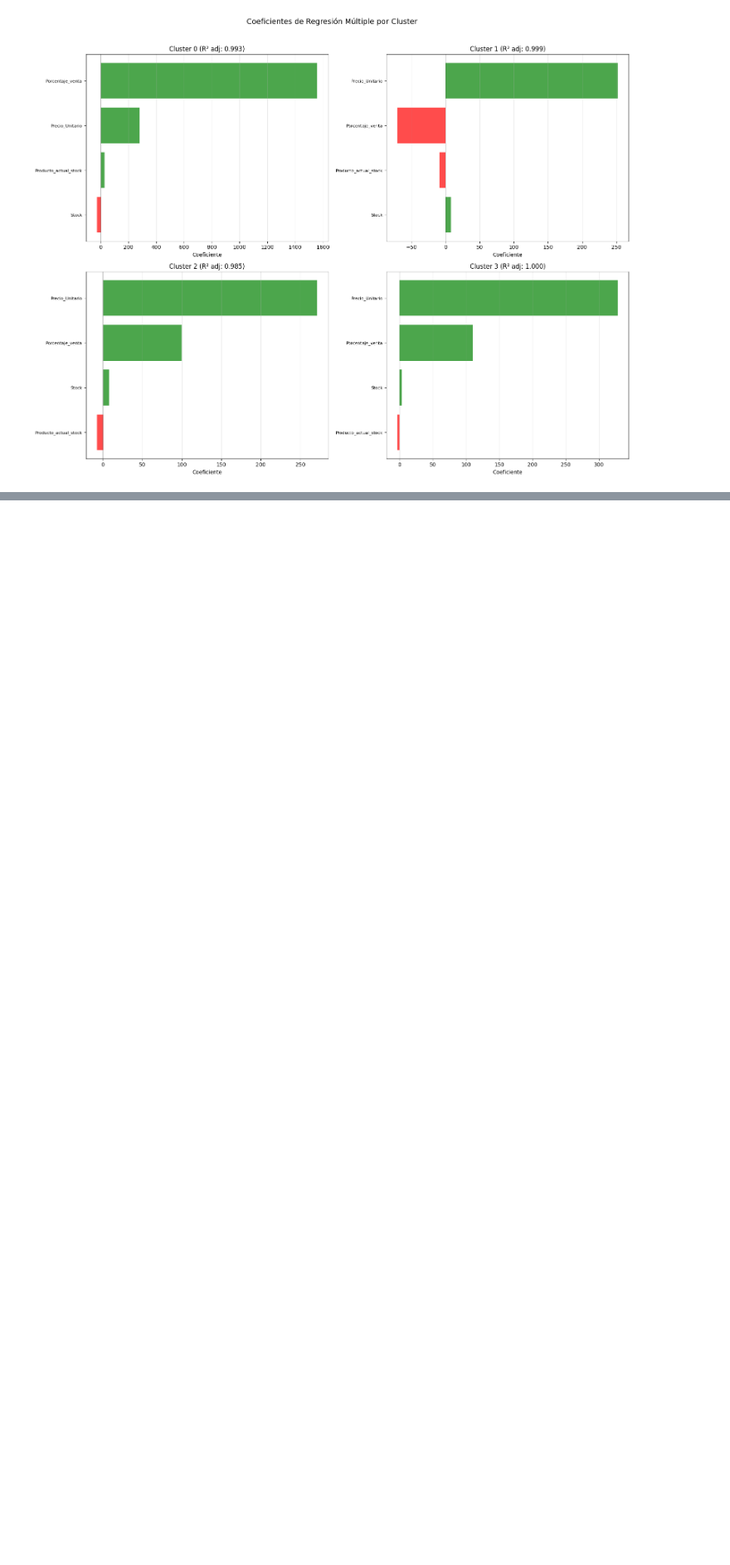
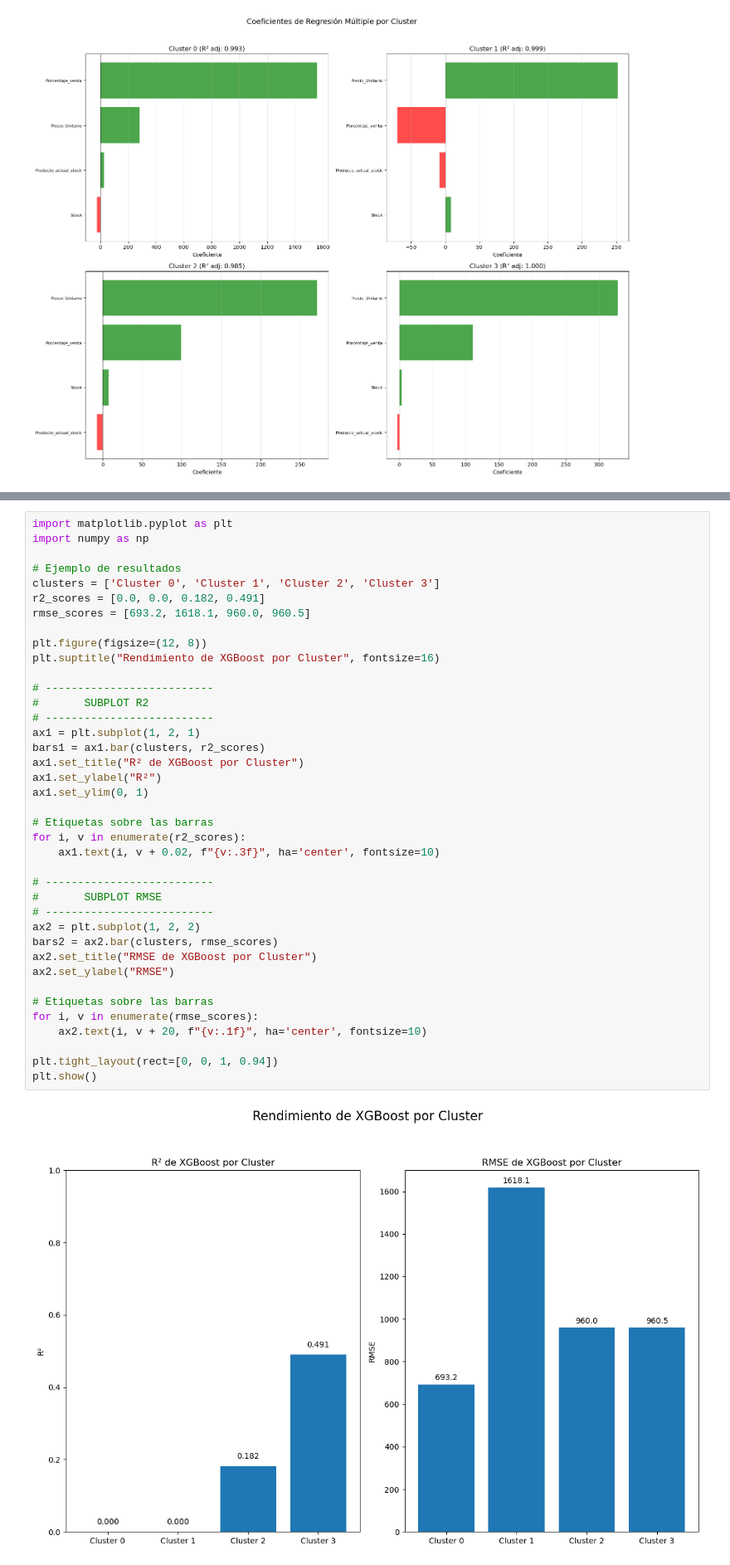
Before and after one commit to alan1x/Proyecto_SF_LKR, a Jupyter notebook: notebooks/principal_modificado.ipynb, the cells around one changed output, grey strips where cells are left out. Shown at 83% size. Drawn from its saved outputs; the diff is of its cells as text; blank space fills up the shorter version.

```diff
--- a/notebooks/principal_modificado.ipynb
+++ b/notebooks/principal_modificado.ipynb
@@ -1102,3 +1115,44 @@ if resultados_xgb_cluster:
+# %%
+import matplotlib.pyplot as plt
+import numpy as np
+
+# Ejemplo de resultados
+clusters = ['Cluster 0', 'Cluster 1', 'Cluster 2', 'Cluster 3']
+r2_scores = [0.0, 0.0, 0.182, 0.491]
+rmse_scores = [693.2, 1618.1, 960.0, 960.5]
+
+plt.figure(figsize=(12, 8))
+plt.suptitle("Rendimiento de XGBoost por Cluster", fontsize=16)
+
+# --------------------------
+#       SUBPLOT R2
+# --------------------------
+ax1 = plt.subplot(1, 2, 1)
+bars1 = ax1.bar(clusters, r2_scores)
+ax1.set_title("R² de XGBoost por Cluster")
+ax1.set_ylabel("R²")
+ax1.set_ylim(0, 1)
+
+# Etiquetas sobre las barras
+for i, v in enumerate(r2_scores):
+    ax1.text(i, v + 0.02, f"{v:.3f}", ha='center', fontsize=10)
+
+# --------------------------
+#       SUBPLOT RMSE
+# --------------------------
+ax2 = plt.subplot(1, 2, 2)
+bars2 = ax2.bar(clusters, rmse_scores)
+ax2.set_title("RMSE de XGBoost por Cluster")
+ax2.set_ylabel("RMSE")
+
+# Etiquetas sobre las barras
+for i, v in enumerate(rmse_scores):
+    ax2.text(i, v + 20, f"{v:.1f}", ha='center', fontsize=10)
+
+plt.tight_layout(rect=[0, 0, 1, 0.94])
+plt.show()
+# %% [output]
+[figure, added]
 # %%
 # Resumen final
 print("\n" + "="*70)
```
Also changed, not shown: parts of 15 cells of this notebook.
